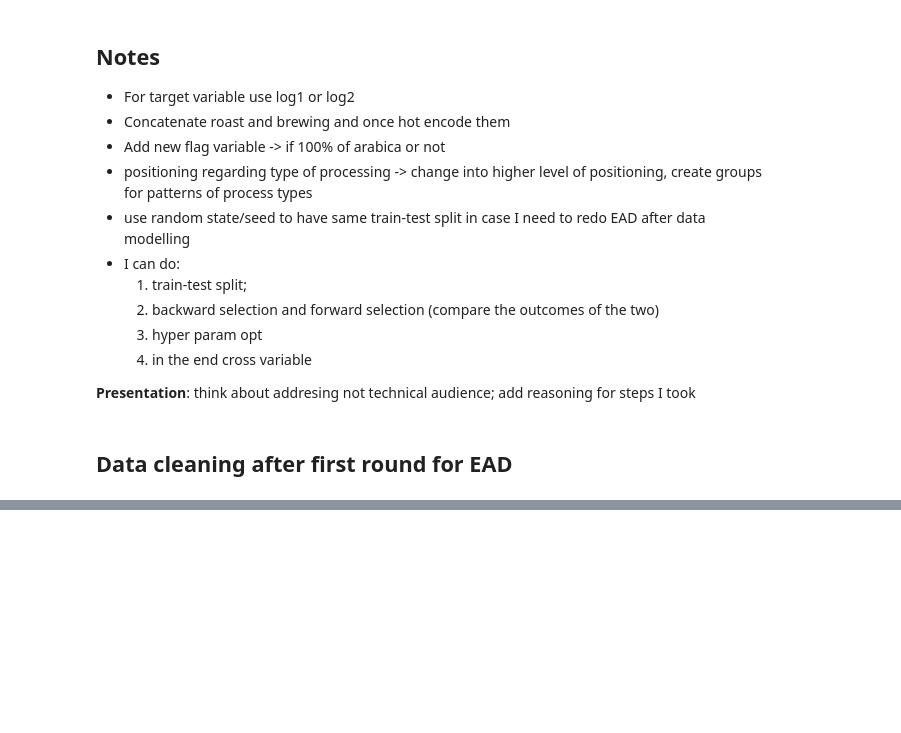
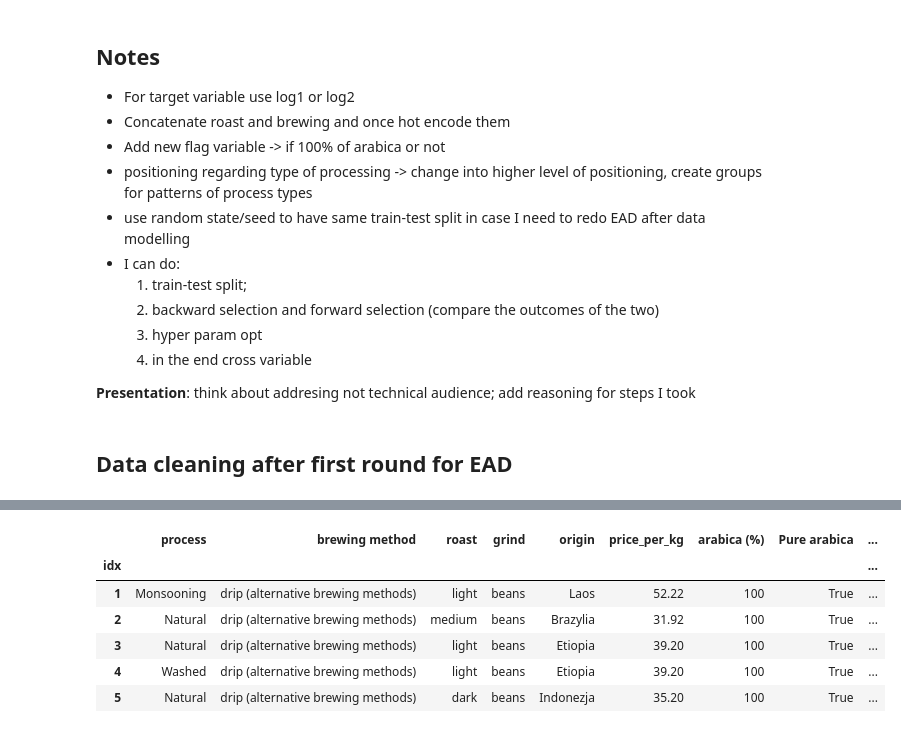
Before and after one commit to dominikacecylia/Coffee-regression-project, a Jupyter notebook: coffee_desk_ead.ipynb, the cells around one changed output, grey strips where cells are left out. Drawn from its saved outputs; the diff is of its cells as text; code cells hidden in the pictures; blank space fills up the shorter version.

```diff
--- a/coffee_desk_ead.ipynb
+++ b/coffee_desk_ead.ipynb
@@ -299,3 +284,15 @@ coffee_df.head()
 | 3 | Natural | drip (alternative brewing methods) | light | beans | Etiopia | 39.20 | 100 | True |
 | 4 | Washed | drip (alternative brewing methods) | light | beans | Etiopia | 39.20 | 100 | True |
 | 5 | Natural | drip (alternative brewing methods) | dark | beans | Indonezja | 35.20 | 100 | True |
+# %%
+# concatenating roast and brew to check if joined they can predict the target variable better
+coffee_df['roast_brew'] = coffee_df['roast'] + '_' + coffee_df['brewing method']
+coffee_df.head()
+# %% [output]
+|  | process | brewing method | roast | grind | origin | price_per_kg | arabica (%) | Pure arabica | ... |
+| idx |  |  |  |  |  |  |  |  | ... |
+| 1 | Monsooning | drip (alternative brewing methods) | light | beans | Laos | 52.22 | 100 | True | ... |
+| 2 | Natural | drip (alternative brewing methods) | medium | beans | Brazylia | 31.92 | 100 | True | ... |
+| 3 | Natural | drip (alternative brewing methods) | light | beans | Etiopia | 39.20 | 100 | True | ... |
+| 4 | Washed | drip (alternative brewing methods) | light | beans | Etiopia | 39.20 | 100 | True | ... |
+| 5 | Natural | drip (alternative brewing methods) | dark | beans | Indonezja | 35.20 | 100 | True | ... |
```
Also changed, not shown: parts of 18 cells of this notebook, 3 other files.
